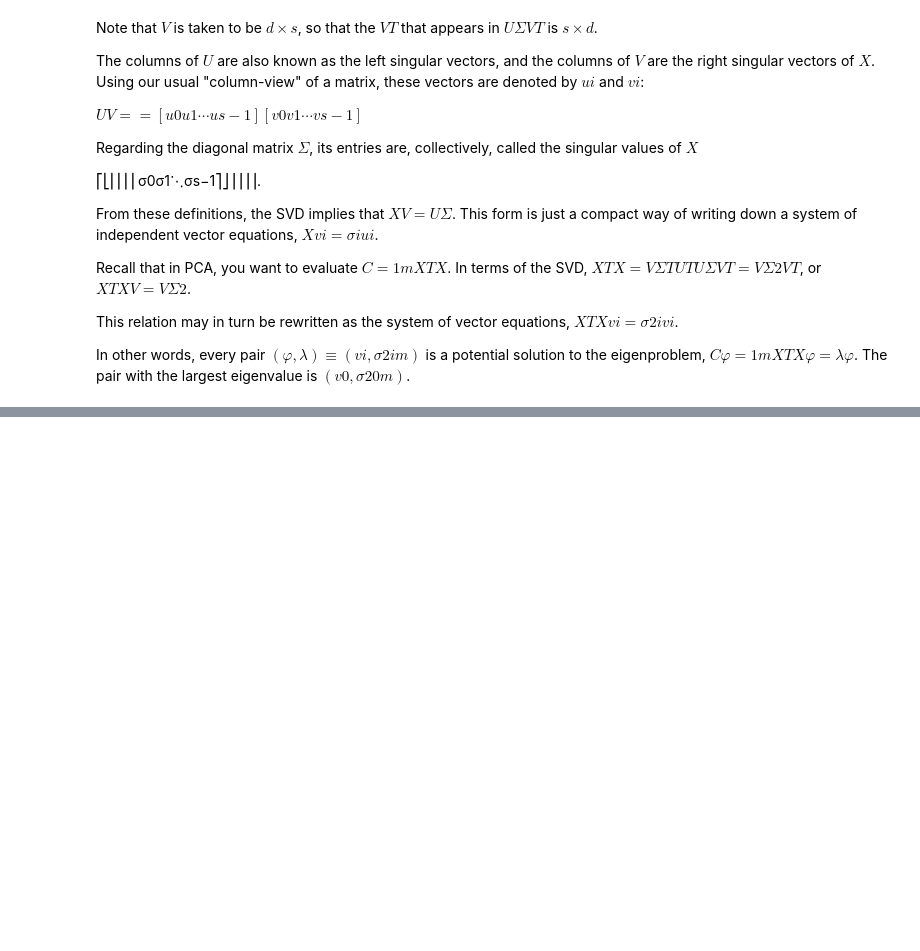
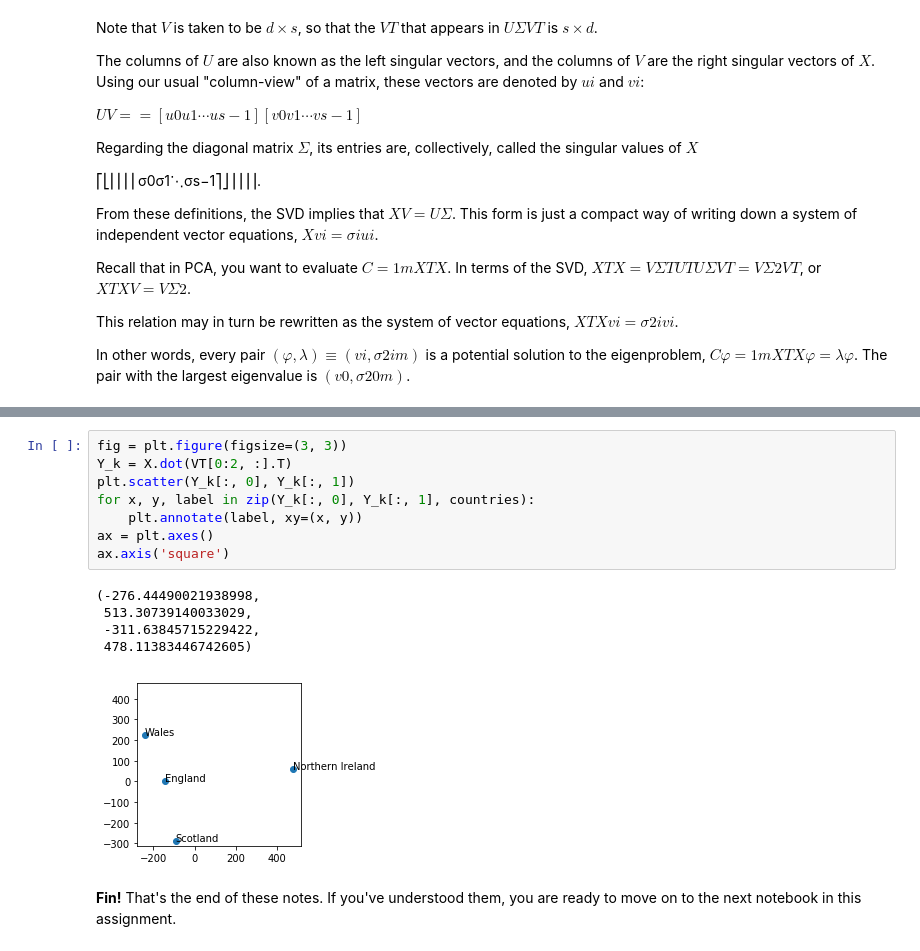
Before and after one commit to thetinahang/computing-data-analysis-review, a Jupyter notebook: Topic15/notebook15.ipynb, the cells around one changed output, grey strips where cells are left out. Drawn from its saved outputs; the diff is of its cells as text; blank space fills up the shorter version.

Commit message:
finish notebook15

```diff
--- a/Topic15/notebook15.ipynb
+++ b/Topic15/notebook15.ipynb
@@ -229,3 +316,19 @@ In other words, every pair $(φ,λ)≡(vi,σ2im)$ is a potential solution to the
+# %%
+fig = plt.figure(figsize=(3, 3))
+Y_k = X.dot(VT[0:2, :].T)
+plt.scatter(Y_k[:, 0], Y_k[:, 1])
+for x, y, label in zip(Y_k[:, 0], Y_k[:, 1], countries):
+    plt.annotate(label, xy=(x, y))
+ax = plt.axes()
+ax.axis('square')
+# %% [output]
+(-276.44490021938998,
+ 513.30739140033029,
+ -311.63845715229422,
+ 478.11383446742605)
+[figure, added]
+# %% [markdown]
+__Fin!__ That's the end of these notes. If you've understood them, you are ready to move on to the next notebook in this assignment.
 # %%
 from IPython.display import HTML
 HTML(filename='part0.html')
```
Also changed, not shown: parts of 9 cells of this notebook.
